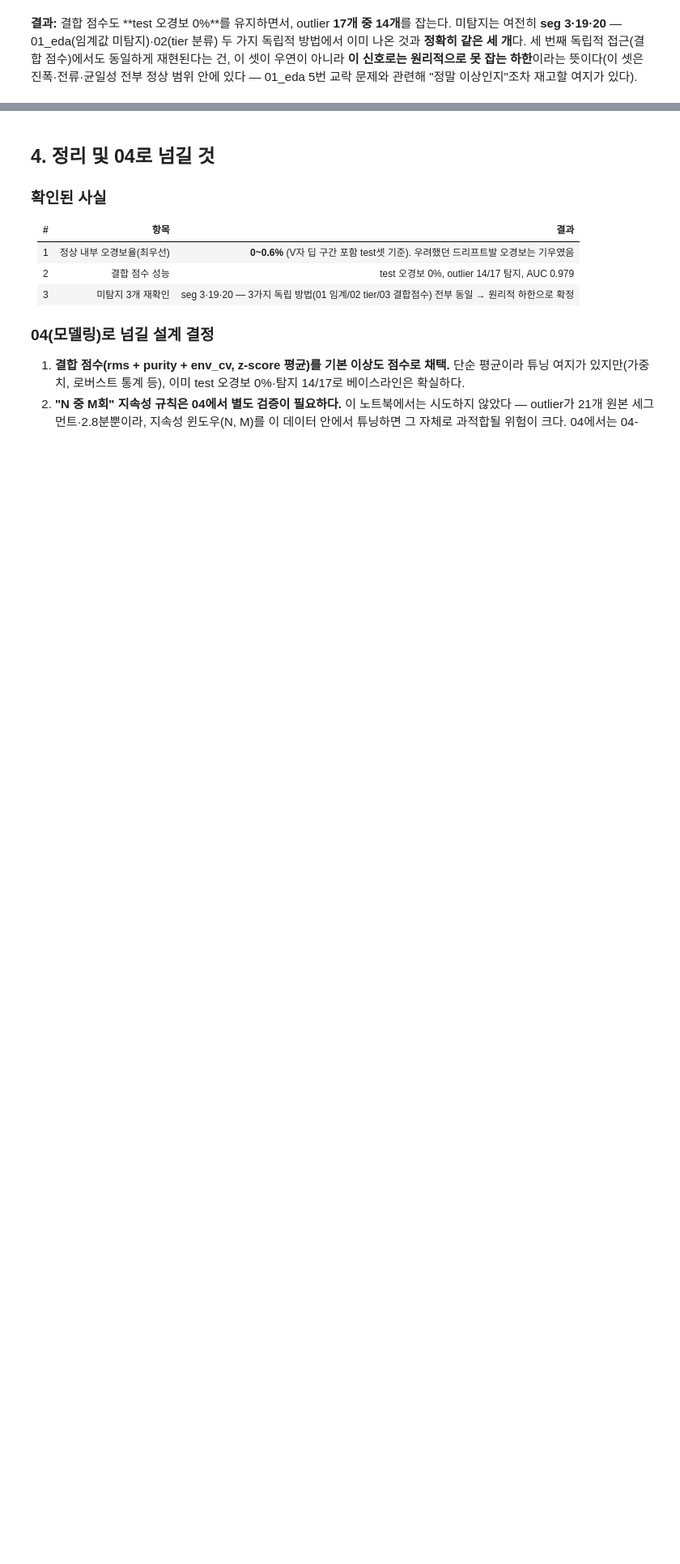
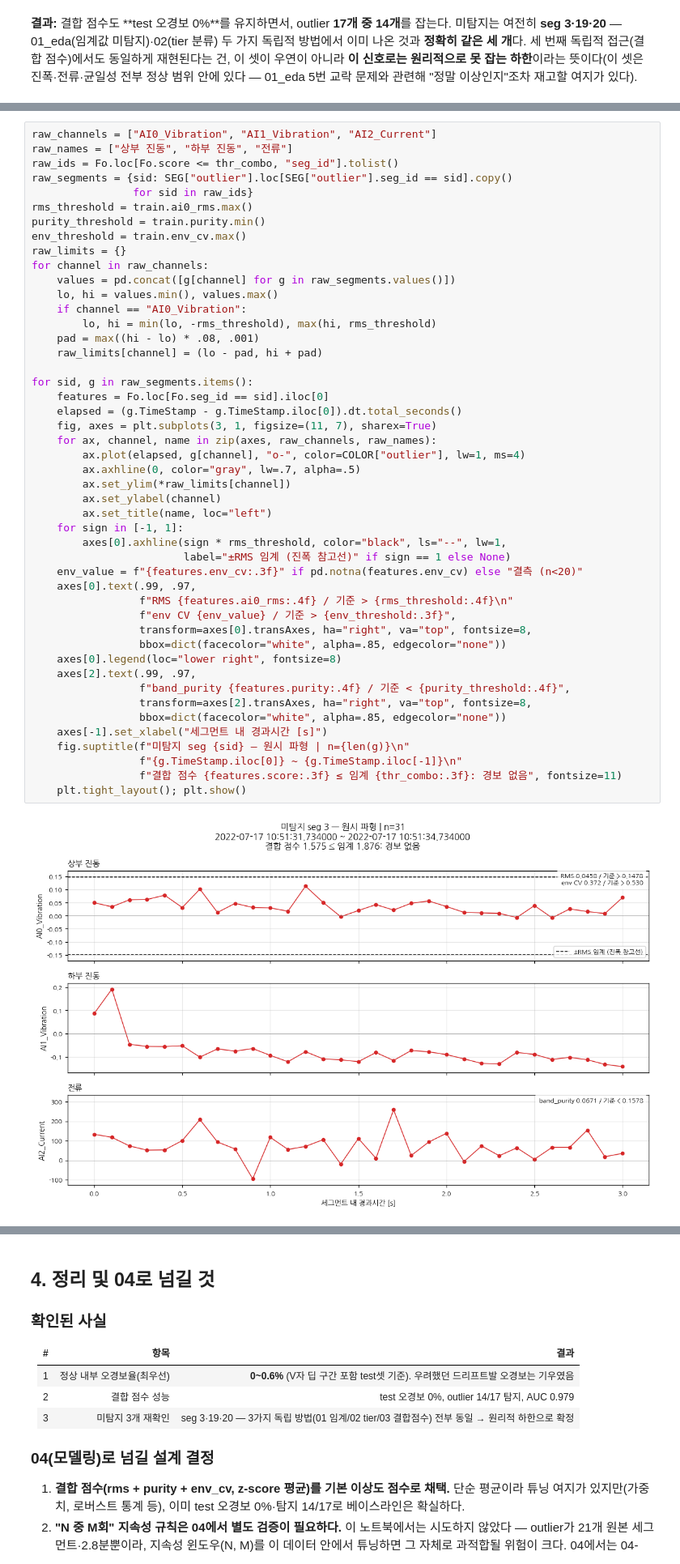
Before and after one commit to kimjaehyeonC/Kamp_AI, a Jupyter notebook: notebooks/03_feature.ipynb, the cells around one changed output, grey strips where cells are left out. Shown at 81% size. Cells and saved outputs as stored; diff of their text form; blank space fills up the shorter version.

```diff
--- a/notebooks/03_feature.ipynb
+++ b/notebooks/03_feature.ipynb
@@ -181,0 +318,49 @@ display(Fo[["seg_id","n","t_start","ai0_rms","purity","env_cv","score"]].round(4
+# %%
+raw_channels = ["AI0_Vibration", "AI1_Vibration", "AI2_Current"]
+raw_names = ["상부 진동", "하부 진동", "전류"]
+raw_ids = Fo.loc[Fo.score <= thr_combo, "seg_id"].tolist()
+raw_segments = {sid: SEG["outlier"].loc[SEG["outlier"].seg_id == sid].copy()
+                for sid in raw_ids}
+rms_threshold = train.ai0_rms.max()
+purity_threshold = train.purity.min()
+env_threshold = train.env_cv.max()
+raw_limits = {}
+for channel in raw_channels:
+    values = pd.concat([g[channel] for g in raw_segments.values()])
+    lo, hi = values.min(), values.max()
+    if channel == "AI0_Vibration":
+        lo, hi = min(lo, -rms_threshold), max(hi, rms_threshold)
+    pad = max((hi - lo) * .08, .001)
+    raw_limits[channel] = (lo - pad, hi + pad)
+
+for sid, g in raw_segments.items():
+    features = Fo.loc[Fo.seg_id == sid].iloc[0]
+    elapsed = (g.TimeStamp - g.TimeStamp.iloc[0]).dt.total_seconds()
+    fig, axes = plt.subplots(3, 1, figsize=(11, 7), sharex=True)
+    for ax, channel, name in zip(axes, raw_channels, raw_names):
+        ax.plot(elapsed, g[channel], "o-", color=COLOR["outlier"], lw=1, ms=4)
+        ax.axhline(0, color="gray", lw=.7, alpha=.5)
+        ax.set_ylim(*raw_limits[channel])
+        ax.set_ylabel(channel)
+        ax.set_title(name, loc="left")
+    for sign in [-1, 1]:
+        axes[0].axhline(sign * rms_threshold, color="black", ls="--", lw=1,
+                        label="±RMS 임계 (진폭 참고선)" if sign == 1 else None)
+    env_value = f"{features.env_cv:.3f}" if pd.notna(features.env_cv) else "결측 (n<20)"
+    axes[0].text(.99, .97,
+                 f"RMS {features.ai0_rms:.4f} / 기준 > {rms_threshold:.4f}\n"
+                 f"env CV {env_value} / 기준 > {env_threshold:.3f}",
+                 transform=axes[0].transAxes, ha="right", va="top", fontsize=8,
+                 bbox=dict(facecolor="white", alpha=.85, edgecolor="none"))
+    axes[0].legend(loc="lower right", fontsize=8)
+    axes[2].text(.99, .97,
+                 f"band_purity {features.purity:.4f} / 기준 < {purity_threshold:.4f}",
+                 transform=axes[2].transAxes, ha="right", va="top", fontsize=8,
+                 bbox=dict(facecolor="white", alpha=.85, edgecolor="none"))
+    axes[-1].set_xlabel("세그먼트 내 경과시간 [s]")
+    fig.suptitle(f"미탐지 seg {sid} — 원시 파형 | n={len(g)}\n"
+                 f"{g.TimeStamp.iloc[0]} ~ {g.TimeStamp.iloc[-1]}\n"
+                 f"결합 점수 {features.score:.3f} ≤ 임계 {thr_combo:.3f}: 경보 없음", fontsize=11)
+    plt.tight_layout(); plt.show()
+# %% [output]
+[figure, added]
```
Also changed, not shown: parts of 10 cells of this notebook, 2 other files.
